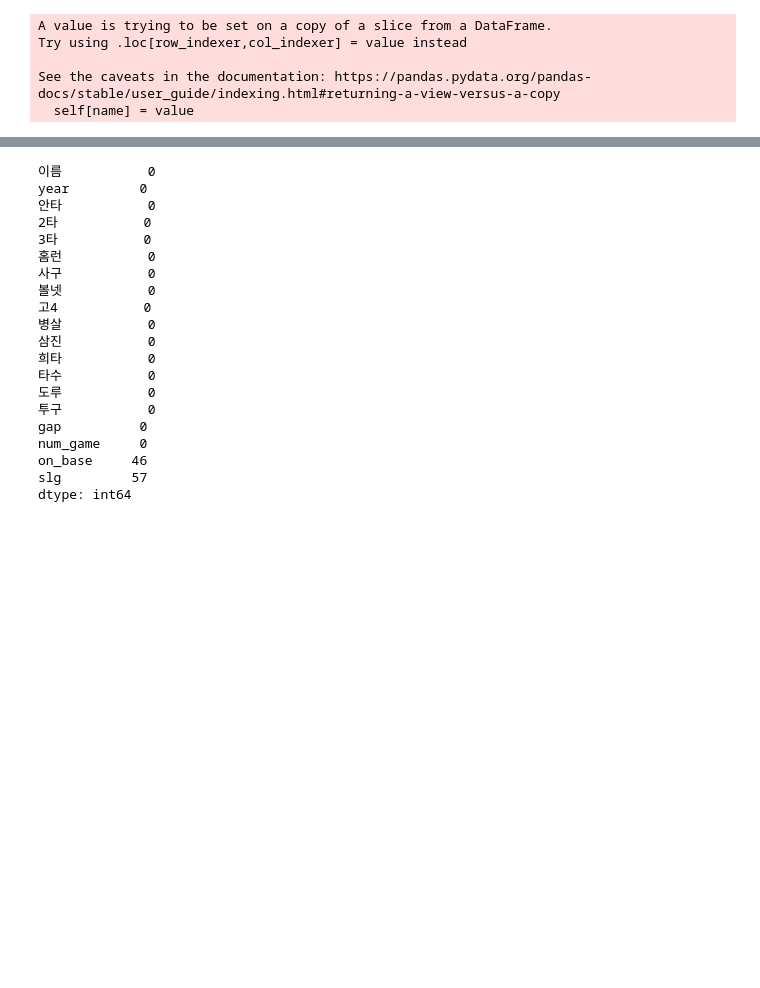
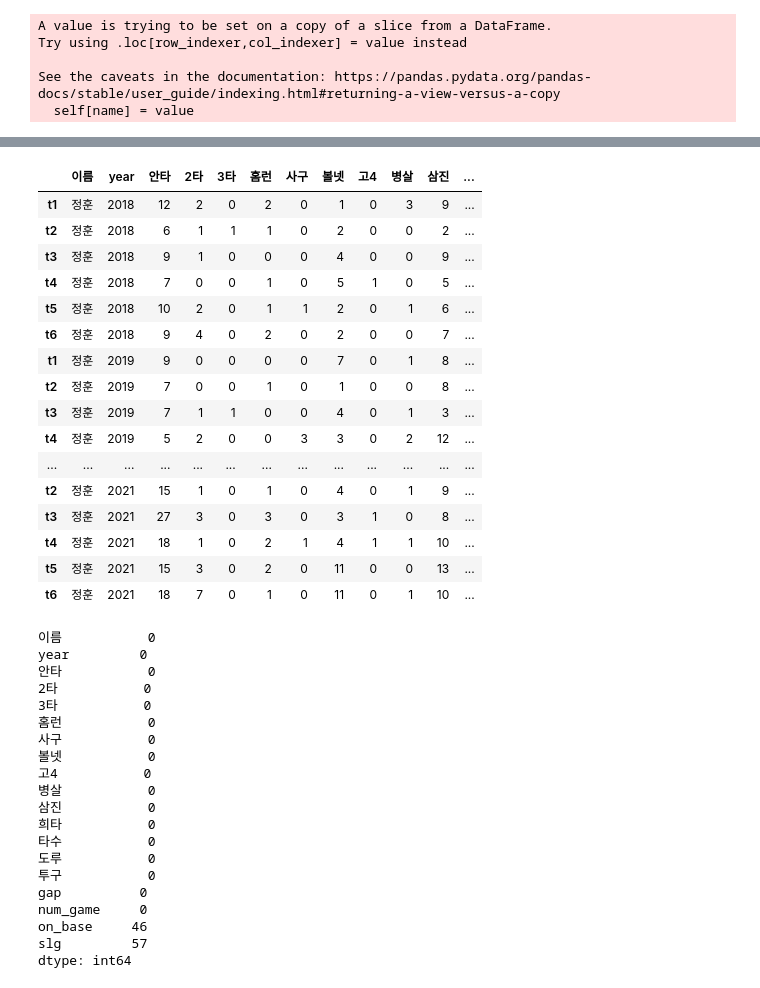
Before and after one commit to codenavy94/DAdejus_bigcon_2021, a Jupyter notebook: preprocess/preprocess_baseball.ipynb, the cells around one changed output, grey strips where cells are left out. Saved outputs shown, nothing was run; the diff lists cells and outputs as text; code cells hidden in the pictures; blank space fills up the shorter version.

```diff
--- a/preprocess/preprocess_baseball.ipynb
+++ b/preprocess/preprocess_baseball.ipynb
@@ -242,3 +242,23 @@ result
+# %%
+result[result['이름']=='정훈']
+# %% [output]
+|  | 이름 | year | 안타 | 2타 | 3타 | 홈런 | 사구 | 볼넷 | 고4 | 병살 | 삼진 | ... |
+| t1 | 정훈 | 2018 | 12 | 2 | 0 | 2 | 0 | 1 | 0 | 3 | 9 | ... |
+| t2 | 정훈 | 2018 | 6 | 1 | 1 | 1 | 0 | 2 | 0 | 0 | 2 | ... |
+| t3 | 정훈 | 2018 | 9 | 1 | 0 | 0 | 0 | 4 | 0 | 0 | 9 | ... |
+| t4 | 정훈 | 2018 | 7 | 0 | 0 | 1 | 0 | 5 | 1 | 0 | 5 | ... |
+| t5 | 정훈 | 2018 | 10 | 2 | 0 | 1 | 1 | 2 | 0 | 1 | 6 | ... |
+| t6 | 정훈 | 2018 | 9 | 4 | 0 | 2 | 0 | 2 | 0 | 0 | 7 | ... |
+| t1 | 정훈 | 2019 | 9 | 0 | 0 | 0 | 0 | 7 | 0 | 1 | 8 | ... |
+| t2 | 정훈 | 2019 | 7 | 0 | 0 | 1 | 0 | 1 | 0 | 0 | 8 | ... |
+| t3 | 정훈 | 2019 | 7 | 1 | 1 | 0 | 0 | 4 | 0 | 1 | 3 | ... |
+| t4 | 정훈 | 2019 | 5 | 2 | 0 | 0 | 3 | 3 | 0 | 2 | 12 | ... |
+| ... | ... | ... | ... | ... | ... | ... | ... | ... | ... | ... | ... | ... |
+| t2 | 정훈 | 2021 | 15 | 1 | 0 | 1 | 0 | 4 | 0 | 1 | 9 | ... |
+| t3 | 정훈 | 2021 | 27 | 3 | 0 | 3 | 0 | 3 | 1 | 0 | 8 | ... |
+| t4 | 정훈 | 2021 | 18 | 1 | 0 | 2 | 1 | 4 | 1 | 1 | 10 | ... |
+| t5 | 정훈 | 2021 | 15 | 3 | 0 | 2 | 0 | 11 | 0 | 0 | 13 | ... |
+| t6 | 정훈 | 2021 | 18 | 7 | 0 | 1 | 0 | 11 | 0 | 1 | 10 | ... |
 # %%
 #base_per_game_.dropna().to_csv(os.path.join(dpath,'base_per_game_tot.csv'))
 # %%
```
Also changed, not shown: parts of 4 cells of this notebook, 3 other files.
